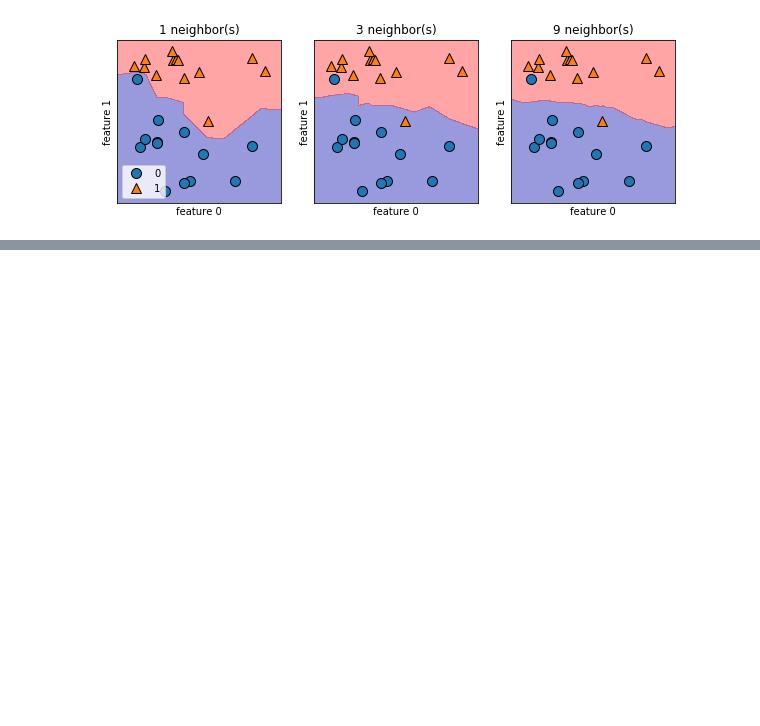
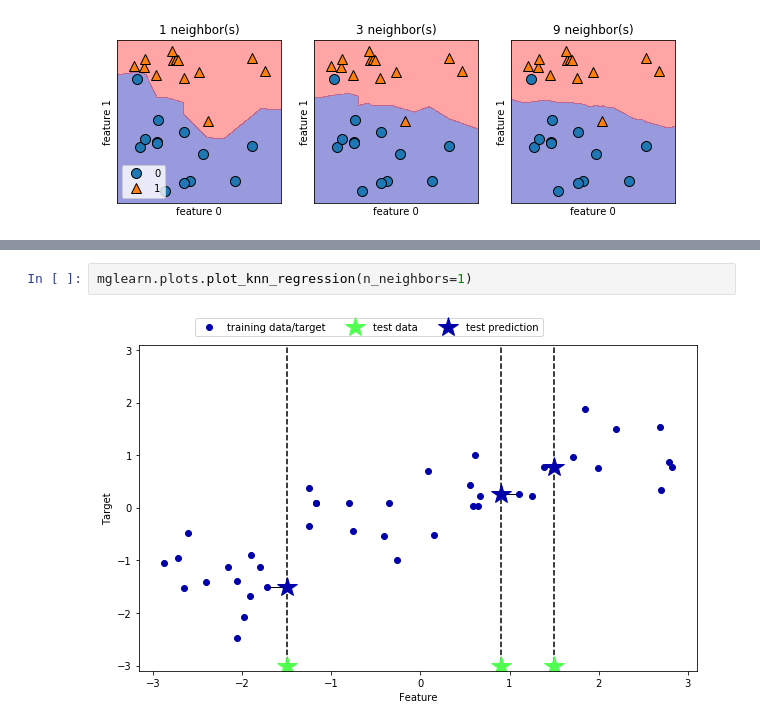
Before and after one commit to s-tanaka-bael/ML_study, a Jupyter notebook: capture_2/capture2.ipynb, the cells around one changed output, grey strips where cells are left out. Cells and saved outputs as stored; diff of their text form; blank space fills up the shorter version.

```diff
--- a/capture_2/capture2.ipynb
+++ b/capture_2/capture2.ipynb
@@ -93,0 +120,4 @@ axes[0].legend(loc=3)
+# %%
+mglearn.plots.plot_knn_regression(n_neighbors=1)
+# %% [output]
+[figure, added]
```
Also changed, not shown: parts of 12 cells of this notebook, 3 other files.
